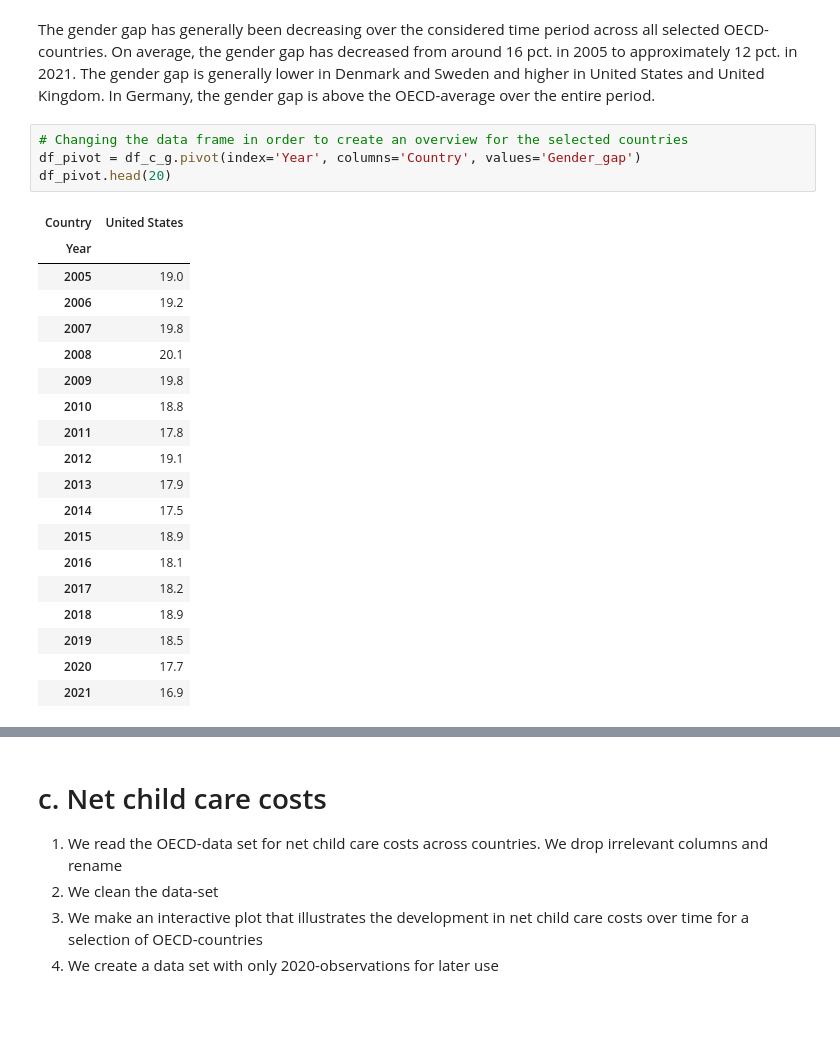
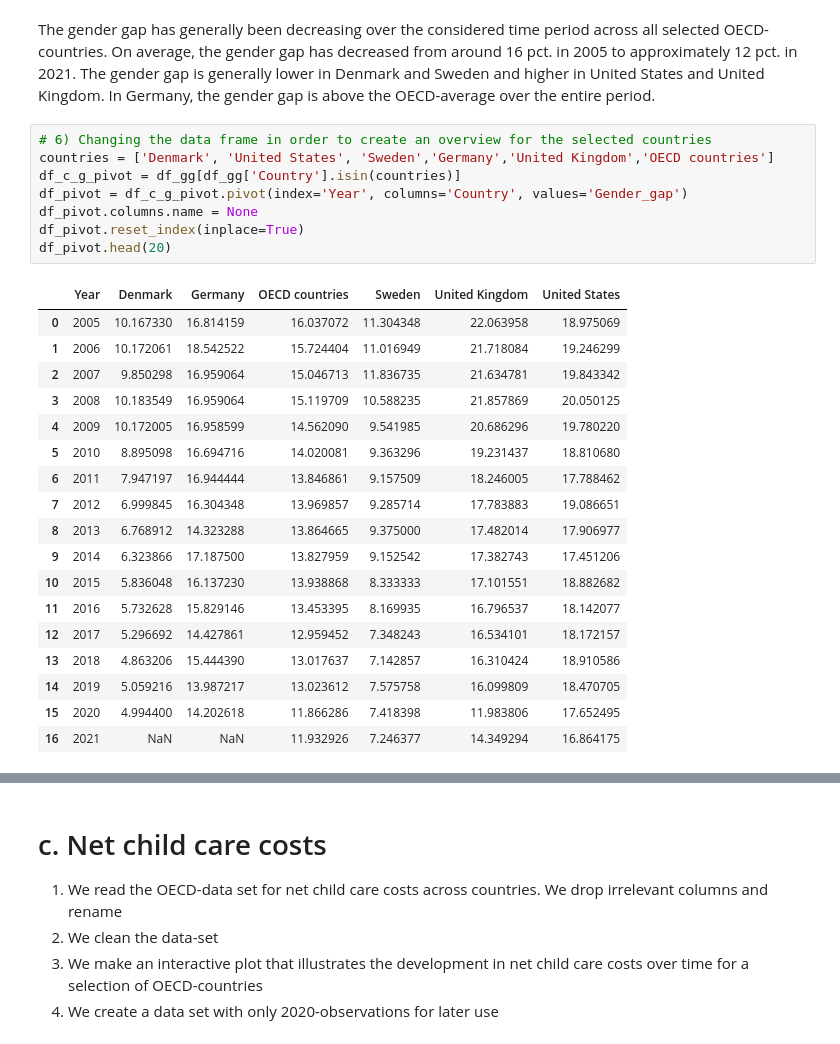
Before and after one commit to NumEconCopenhagen/projects-2023-aca, a Jupyter notebook: dataproject/dataproject.ipynb, the cells around one changed output, grey strips where cells are left out. Cells and saved outputs as stored; diff of their text form; blank space fills up the shorter version.

```diff
--- a/dataproject/dataproject.ipynb
+++ b/dataproject/dataproject.ipynb
@@ -162,26 +138,29 @@ fig.show()
 # %% [markdown]
 The gender gap has generally been decreasing over the considered time period across all selected OECD-countries. On average, the gender gap has decreased from around 16 pct. in 2005 to approximately 12 pct. in 2021. The gender gap is generally lower in Denmark and Sweden and higher in United States and United Kingdom. In Germany, the gender gap is above the OECD-average over the entire period.
 # %%
-# Changing the data frame in order to create an overview for the selected countries
-df_pivot = df_c_g.pivot(index='Year', columns='Country', values='Gender_gap')
+# 6) Changing the data frame in order to create an overview for the selected countries
+countries = ['Denmark', 'United States', 'Sweden','Germany','United Kingdom','OECD countries']
+df_c_g_pivot = df_gg[df_gg['Country'].isin(countries)]
+df_pivot = df_c_g_pivot.pivot(index='Year', columns='Country', values='Gender_gap')
+df_pivot.columns.name = None
+df_pivot.reset_index(inplace=True)
 df_pivot.head(20)
 # %% [output]
-| Country | United States |
-| Year |  |
-| 2005 | 19.0 |
-| 2006 | 19.2 |
-| 2007 | 19.8 |
-| 2008 | 20.1 |
-| 2009 | 19.8 |
-| 2010 | 18.8 |
-| 2011 | 17.8 |
-| 2012 | 19.1 |
-| 2013 | 17.9 |
-| 2014 | 17.5 |
-| 2015 | 18.9 |
-| 2016 | 18.1 |
-| 2017 | 18.2 |
-| 2018 | 18.9 |
-| 2019 | 18.5 |
-| 2020 | 17.7 |
-| 2021 | 16.9 |
+|  | Year | Denmark | Germany | OECD countries | Sweden | United Kingdom | United States |
+| 0 | 2005 | 10.167330 | 16.814159 | 16.037072 | 11.304348 | 22.063958 | 18.975069 |
+| 1 | 2006 | 10.172061 | 18.542522 | 15.724404 | 11.016949 | 21.718084 | 19.246299 |
+| 2 | 2007 | 9.850298 | 16.959064 | 15.046713 | 11.836735 | 21.634781 | 19.843342 |
+| 3 | 2008 | 10.183549 | 16.959064 | 15.119709 | 10.588235 | 21.857869 | 20.050125 |
+| 4 | 2009 | 10.172005 | 16.958599 | 14.562090 | 9.541985 | 20.686296 | 19.780220 |
+| 5 | 2010 | 8.895098 | 16.694716 | 14.020081 | 9.363296 | 19.231437 | 18.810680 |
+| 6 | 2011 | 7.947197 | 16.944444 | 13.846861 | 9.157509 | 18.246005 | 17.788462 |
+| 7 | 2012 | 6.999845 | 16.304348 | 13.969857 | 9.285714 | 17.783883 | 19.086651 |
+| 8 | 2013 | 6.768912 | 14.323288 | 13.864665 | 9.375000 | 17.482014 | 17.906977 |
+| 9 | 2014 | 6.323866 | 17.187500 | 13.827959 | 9.152542 | 17.382743 | 17.451206 |
+| 10 | 2015 | 5.836048 | 16.137230 | 13.938868 | 8.333333 | 17.101551 | 18.882682 |
+| 11 | 2016 | 5.732628 | 15.829146 | 13.453395 | 8.169935 | 16.796537 | 18.142077 |
+| 12 | 2017 | 5.296692 | 14.427861 | 12.959452 | 7.348243 | 16.534101 | 18.172157 |
+| 13 | 2018 | 4.863206 | 15.444390 | 13.017637 | 7.142857 | 16.310424 | 18.910586 |
+| 14 | 2019 | 5.059216 | 13.987217 | 13.023612 | 7.575758 | 16.099809 | 18.470705 |
+| 15 | 2020 | 4.994400 | 14.202618 | 11.866286 | 7.418398 | 11.983806 | 17.652495 |
+| 16 | 2021 | NaN | NaN | 11.932926 | 7.246377 | 14.349294 | 16.864175 |
```
Also changed, not shown: parts of 5 cells of this notebook.
